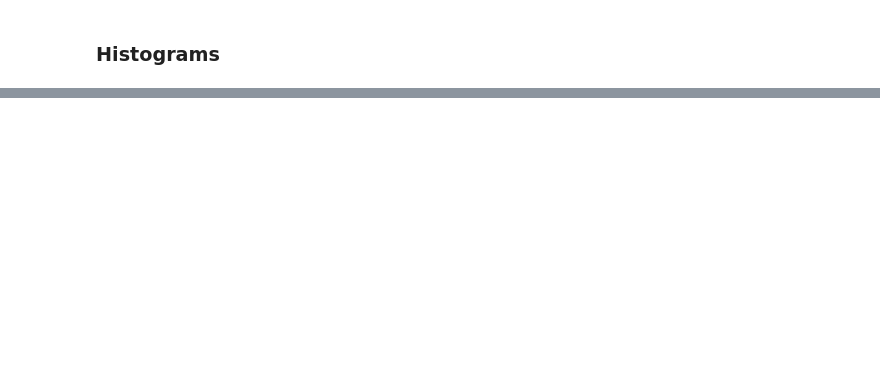
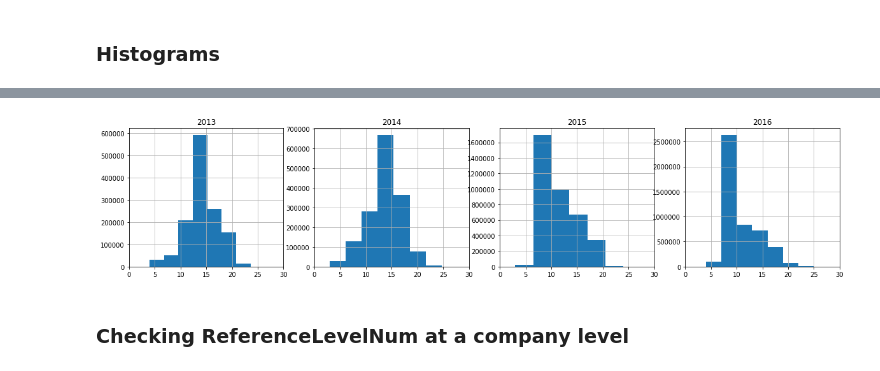
Before and after one commit to rsk2327/PDSG_PayInequality, a Jupyter notebook: ReferenceLevelNum.ipynb, the cells around one changed output, grey strips where cells are left out. Saved outputs shown, nothing was run; the diff lists cells and outputs as text; code cells hidden in the pictures; blank space fills up the shorter version.

```diff
--- a/ReferenceLevelNum.ipynb
+++ b/ReferenceLevelNum.ipynb
@@ -143,8 +137,6 @@ pd.Series(fileRef)
 28    0.000000
 29    0.000000
 dtype: float64
-# %%
-df = pd.read_csv(os.path.join(dataFolder, dataFiles[0]))
 # %%
 sub = df[df.ReferenceLevelNum==99]
 
@@ -370,12 +366,3 @@ out.reindex(refValues.index)
 | Healthcare | NaN | NaN | NaN | NaN | NaN | NaN | NaN | NaN | NaN | NaN | ... |
 # %% [markdown]
 ### Histograms
-# %%
-def getHist(fileNum, removeOutlier =True):
-
-    df = pd.read_csv(os.path.join(dataFolder, dataFiles[fileNum-1]), usecols=['ReferenceLevelNum'])
-
-    if removeOutlier==True:
-        df = df[df.ReferenceLevelNum<99]
-
-    df.ReferenceLevelNum.hist()
@@ -392,0 +369,12 @@ len(dataFiles)
+# %%
+fullDf = pd.DataFrame()
+
+refValues = {}
+
+for i in tqdm(range(len(dataFiles))):
+
+    fileNum = int(dataFiles[i].split("_")[-1].split(".")[0] )
+
+    df = pd.read_csv(os.path.join(dataFolder, dataFiles[i]), usecols=['ReferenceLevelNum','CalendarYear'])
+
+    fullDf = pd.concat([fullDf,df], axis = 0)
@@ -392,0 +390,26 @@ len(dataFiles)
+# %%
+def getHist(year):
+
+    sub = fullDf[fullDf.CalendarYear==year]
+    sub = sub[sub.ReferenceLevelNum < 99]
+
+    sub.ReferenceLevelNum.hist()
+    plt.xlim(0,30)
+    plt.title(str(year))
+# %%
+plt.figure(figsize = (20,4))
+plt.subplot(1,4,1)
+getHist(2013)
+
+plt.subplot(1,4,2)
+getHist(2014)
+
+plt.subplot(1,4,3)
+getHist(2015)
+
+plt.subplot(1,4,4)
+getHist(2016)
+# %% [output]
+[figure, added]
+# %% [markdown]
+### Checking ReferenceLevelNum at a company level
```
Also changed, not shown: parts of 23 cells of this notebook, 1 other file.
